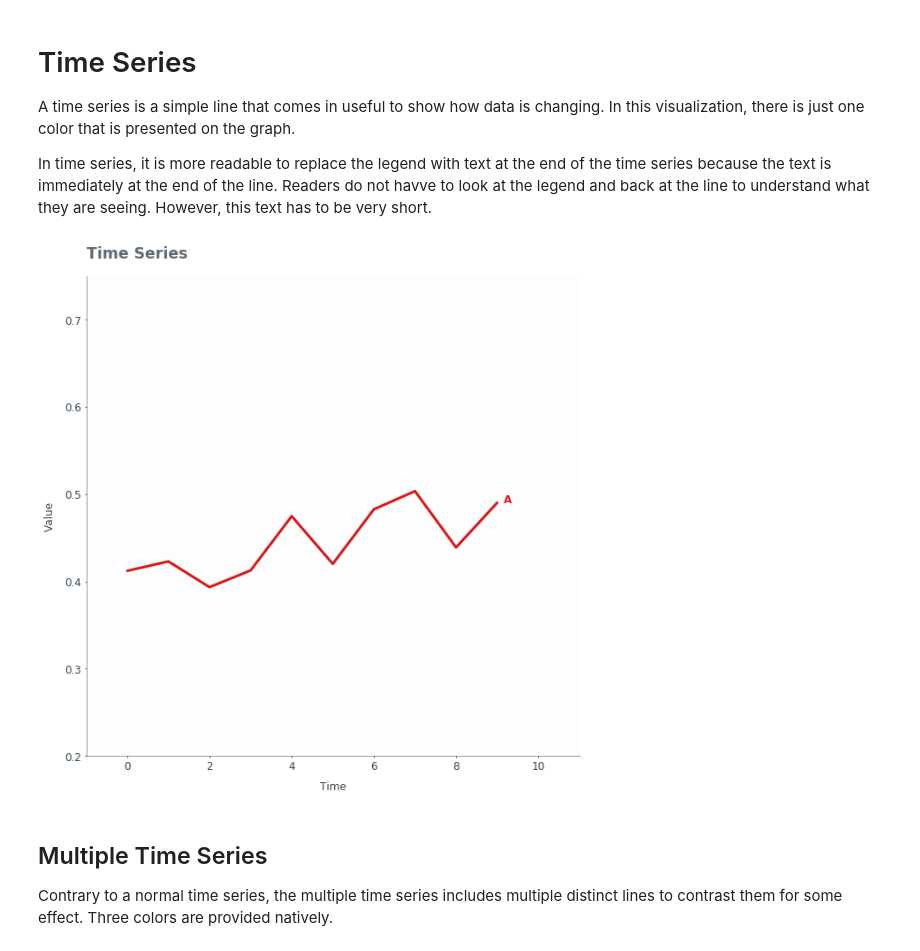
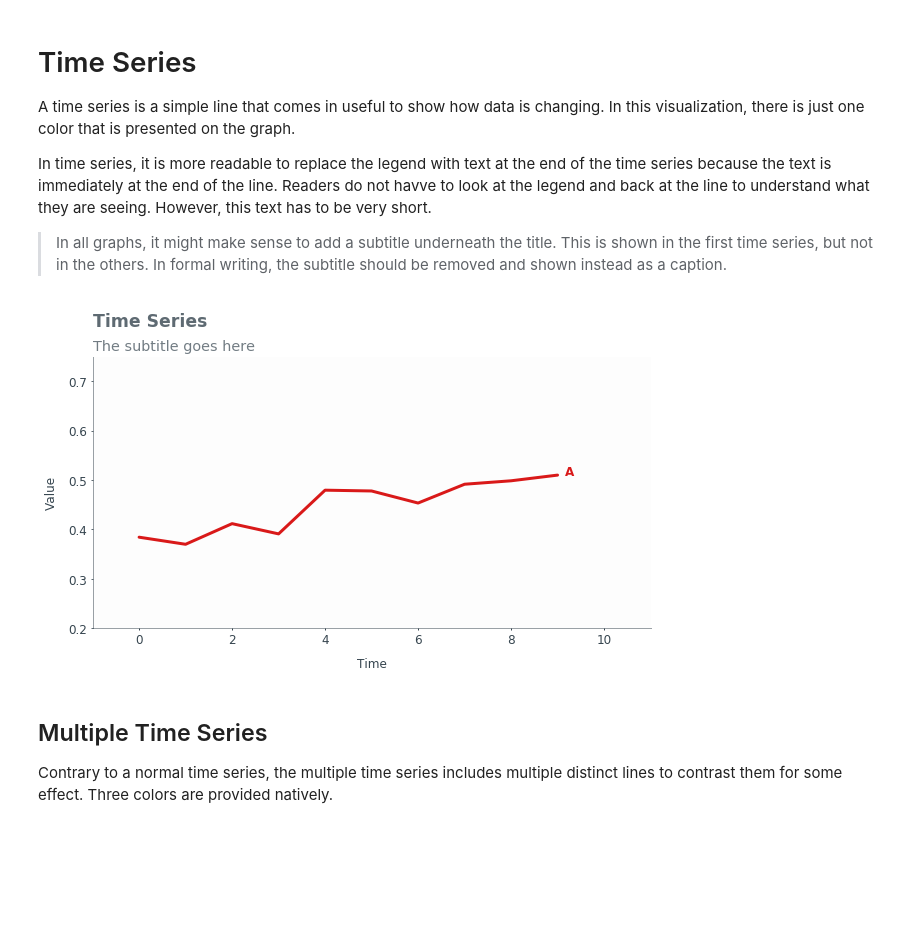
Before and after one commit to NicholasMamo/EvenTDT, a Jupyter notebook: notebooks/Visualizations/Palette.ipynb, the cells around one changed output. Drawn from its saved outputs; the diff is of its cells as text; code cells hidden in the pictures; blank space fills up the shorter version.

```diff
--- a/notebooks/Visualizations/Palette.ipynb
+++ b/notebooks/Visualizations/Palette.ipynb
@@ -20,30 +20,38 @@ import sys
 A time series is a simple line that comes in useful to show how data is changing. In this visualization, there is just one color that is presented on the graph.
 
 In time series, it is more readable to replace the legend with text at the end of the time series because the text is immediately at the end of the line. Readers do not havve to look at the legend and back at the line to understand what they are seeing. However, this text has to be very short.
+
+> In all graphs, it might make sense to add a subtitle underneath the title. This is shown in the first time series, but not in the others. In formal writing, the subtitle should be removed and shown instead as a caption.
 # %%
 line = np.linspace(0.4, 0.5, num=10) + np.random.normal(0, 0.03, 10)
 # %%
 plt.style.use(os.path.join(sys.path[0], "fire.style"))
 plt.style.reload_library()
 
-plt.figure(figsize=(10,10))
+plt.figure(figsize=(10,5))
 
 plt.xlim(-1, 11)
 plt.ylim(0.2, 0.75)
 plt.xlabel('Time')
 plt.ylabel('Value')
 
 """
 Instead of adding a legend, add a text at the end of the time series.
 """
 plt.plot(range(10), line, label='Time Series')
 plt.text(9 + 0.15, line[-1], 'A', color='C0', fontweight=600)
 # plt.legend()
 
-plt.title('Time Series', loc='left', fontweight='bold', alpha=0.8)
+plt.title('Time Series', loc='left', fontweight='bold', alpha=0.8,
+         pad=30) # pad to make space for a subtitle
+ax = plt.gca()
+plt.text(0, 1.01, 'The subtitle goes here',
+         fontsize='large', alpha=0.7,
+         horizontalalignment='left', verticalalignment='bottom',
+         transform=ax.transAxes)
 plt.show()
 # %% [output]
-[figure, old version]
+[figure, new version]
 # %% [markdown]
 ## Multiple Time Series
 
```
Also changed, not shown: parts of 5 cells of this notebook, 2 other files.
